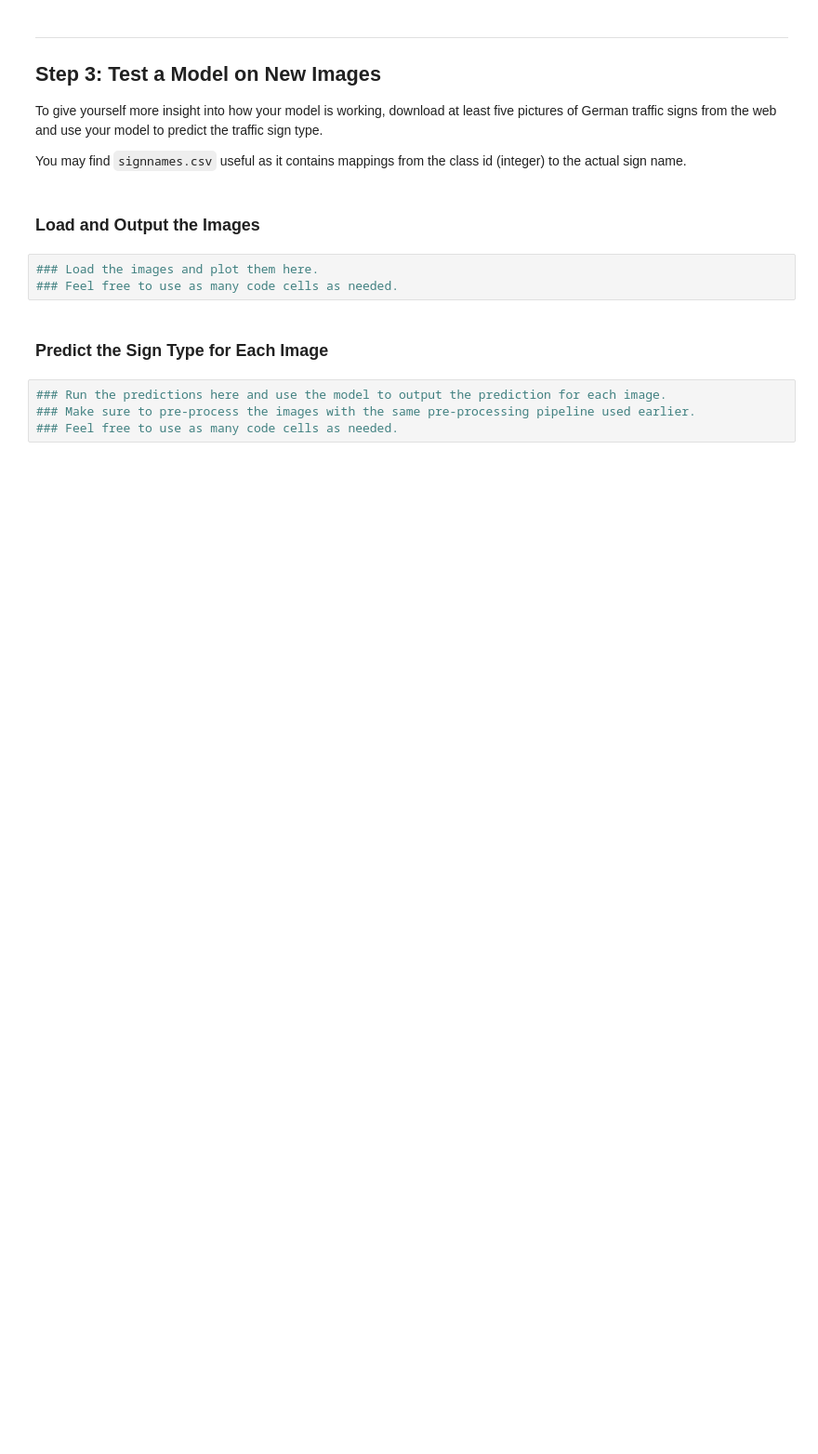
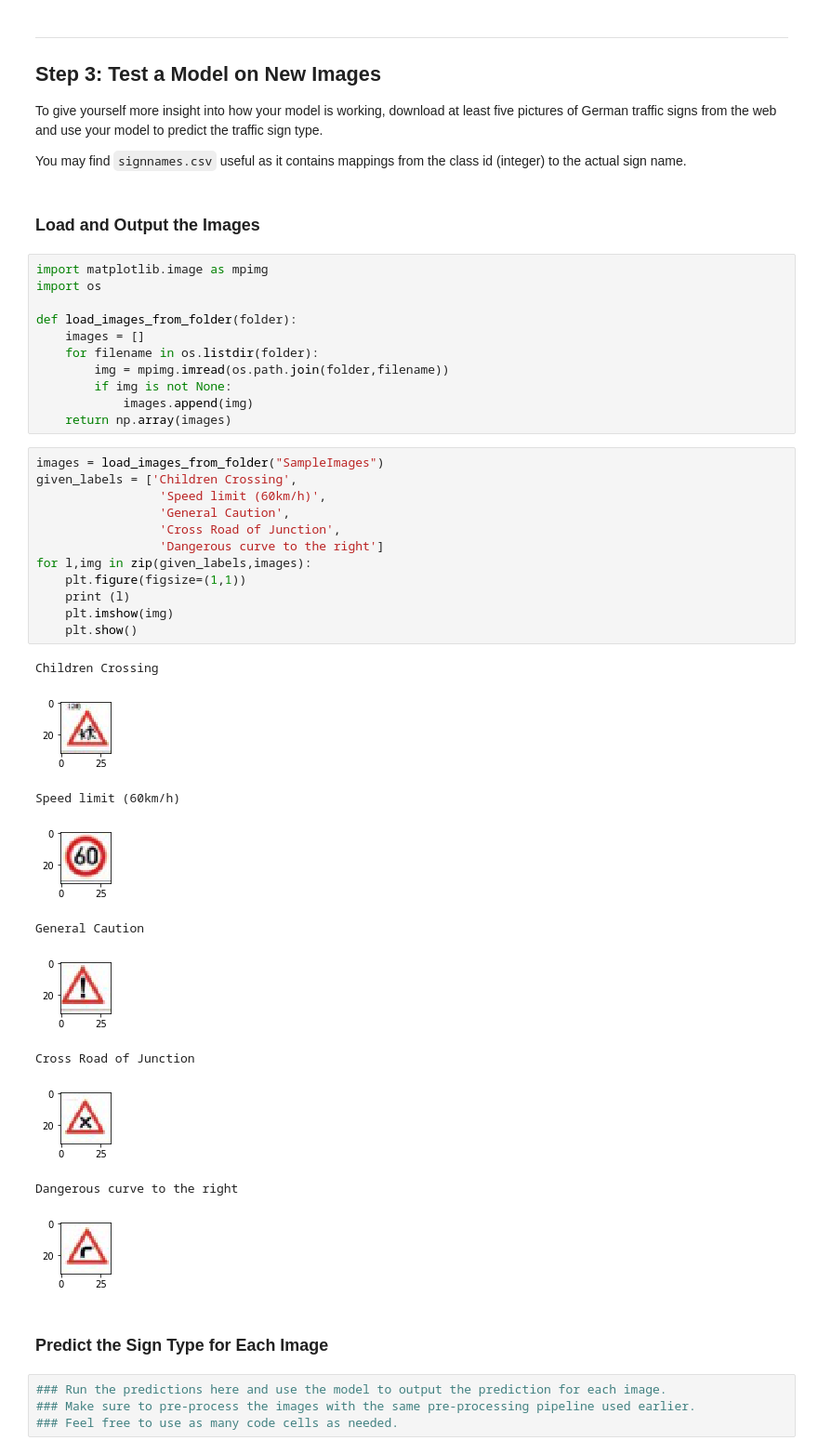
Before and after one commit to adnanshafi/trafficSign, a Jupyter notebook: Traffic_Sign_Classifier.ipynb, the cells around one changed output. Shown at 93% size. Cells and saved outputs as stored; diff of their text form; blank space fills up the shorter version.

```diff
--- a/Traffic_Sign_Classifier.ipynb
+++ b/Traffic_Sign_Classifier.ipynb
@@ -517,9 +537,40 @@ To give yourself more insight into how your model is working, download at least
 You may find `signnames.csv` useful as it contains mappings from the class id (integer) to the actual sign name.
 # %% [markdown]
 ### Load and Output the Images
-# %%
-### Load the images and plot them here.
-### Feel free to use as many code cells as needed.
+# %%
+import matplotlib.image as mpimg
+import os
+
+def load_images_from_folder(folder):
+    images = []
+    for filename in os.listdir(folder):
+        img = mpimg.imread(os.path.join(folder,filename))
+        if img is not None:
+            images.append(img)
+    return np.array(images)
+# %%
+images = load_images_from_folder("SampleImages")
+given_labels = ['Children Crossing',
+                 'Speed limit (60km/h)',
+                 'General Caution',
+                 'Cross Road of Junction',
+                 'Dangerous curve to the right']
+for l,img in zip(given_labels,images):
+    plt.figure(figsize=(1,1))
+    print (l)
+    plt.imshow(img)
+    plt.show()
+# %% [output]
+Children Crossing
+[figure, added]
+Speed limit (60km/h)
+[figure, added]
+General Caution
+[figure, added]
+Cross Road of Junction
+[figure, added]
+Dangerous curve to the right
+[figure, added]
 # %% [markdown]
 ### Predict the Sign Type for Each Image
 # %%
```
Also changed, not shown: parts of 14 cells of this notebook.
